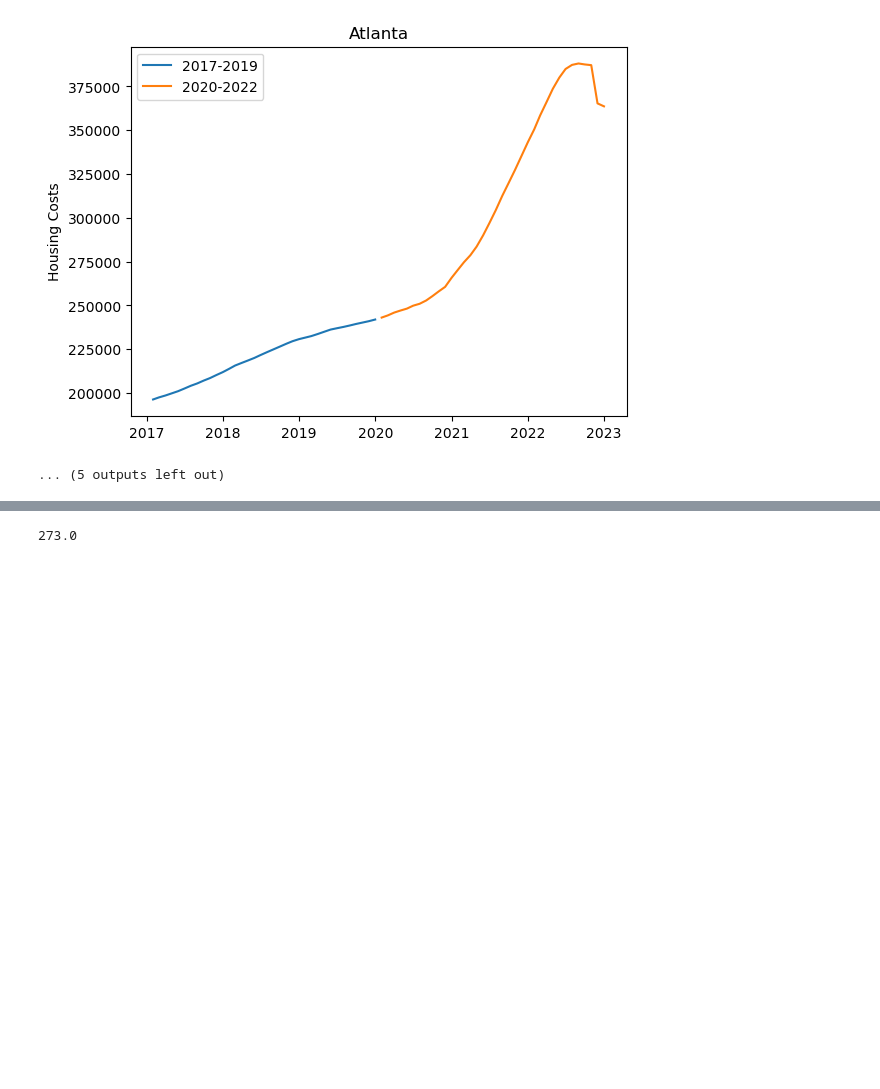
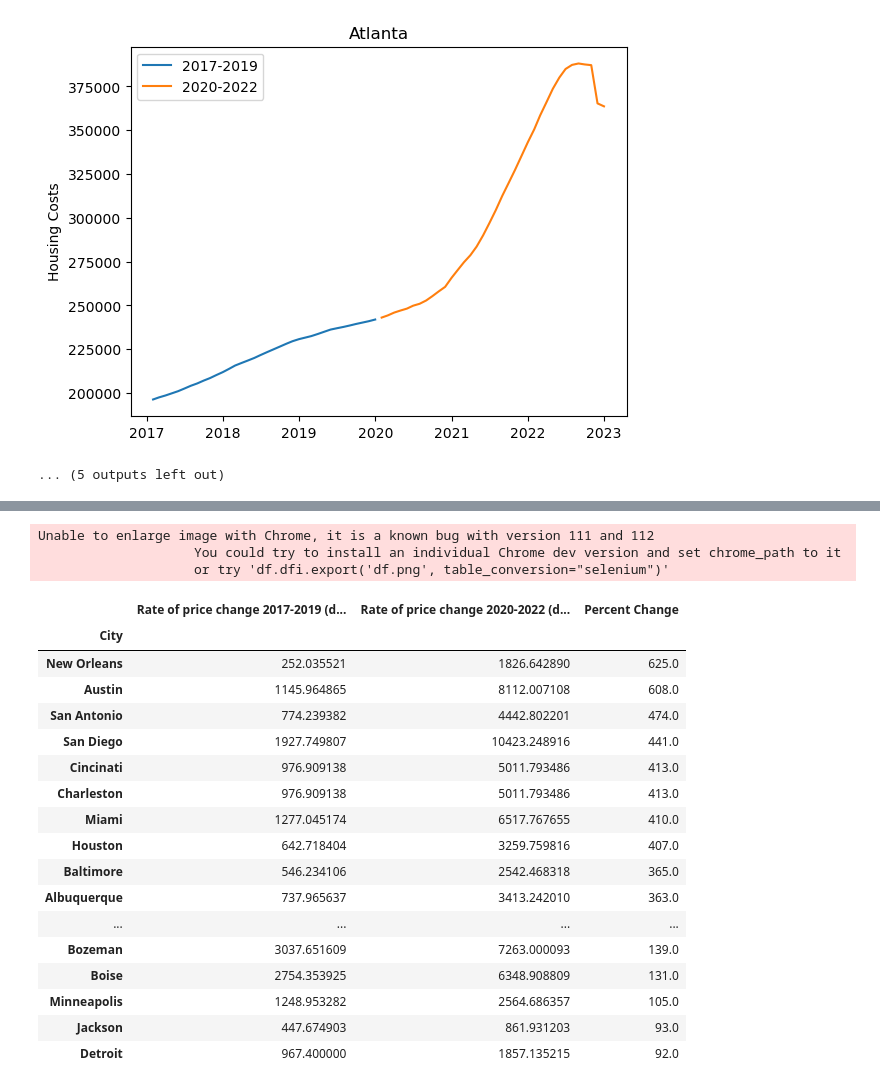
Before and after one commit to edshanks/Analyzing-the-Effects-of-COVID-on-the-American-Real-Estate-Market, a Jupyter notebook: Real Estate starter.ipynb, the cells around one changed output, grey strips where cells are left out. Saved outputs shown, nothing was run; the diff lists cells and outputs as text; code cells hidden in the pictures; blank space fills up the shorter version.

```diff
--- a/Real Estate starter.ipynb
+++ b/Real Estate starter.ipynb
@@ -310,5 +410,28 @@ price_change
-# %%
-
-price_change['Percent Change'].mean()
-# %% [output]
-273.0
+# %%
+# sort data by Percent Change
+price_change = price_change.sort_values(by='Percent Change', ascending = False)
+dfi.export(price_change, 'output/price_change.png')
+
+price_change
+# %% [output]
+Unable to enlarge image with Chrome, it is a known bug with version 111 and 112
+                    You could try to install an individual Chrome dev version and set chrome_path to it
+                    or try 'df.dfi.export('df.png', table_conversion="selenium")'
+|  | Rate of price change 2017-2019 (d... | Rate of price change 2020-2022 (d... | Percent Change |
+| City |  |  |  |
+| New Orleans | 252.035521 | 1826.642890 | 625.0 |
+| Austin | 1145.964865 | 8112.007108 | 608.0 |
+| San Antonio | 774.239382 | 4442.802201 | 474.0 |
+| San Diego | 1927.749807 | 10423.248916 | 441.0 |
+| Cincinati | 976.909138 | 5011.793486 | 413.0 |
+| Charleston | 976.909138 | 5011.793486 | 413.0 |
+| Miami | 1277.045174 | 6517.767655 | 410.0 |
+| Houston | 642.718404 | 3259.759816 | 407.0 |
+| Baltimore | 546.234106 | 2542.468318 | 365.0 |
+| Albuquerque | 737.965637 | 3413.242010 | 363.0 |
+| ... | ... | ... | ... |
+| Bozeman | 3037.651609 | 7263.000093 | 139.0 |
+| Boise | 2754.353925 | 6348.908809 | 131.0 |
+| Minneapolis | 1248.953282 | 2564.686357 | 105.0 |
+| Jackson | 447.674903 | 861.931203 | 93.0 |
+| Detroit | 967.400000 | 1857.135215 | 92.0 |
```
Also changed, not shown: parts of 10 cells of this notebook.
